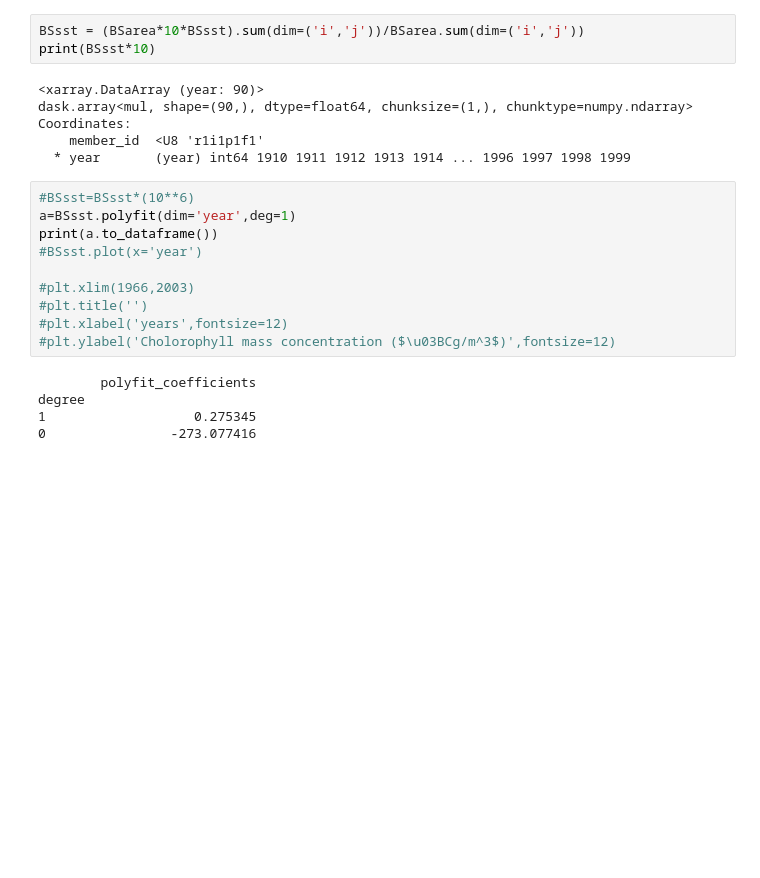
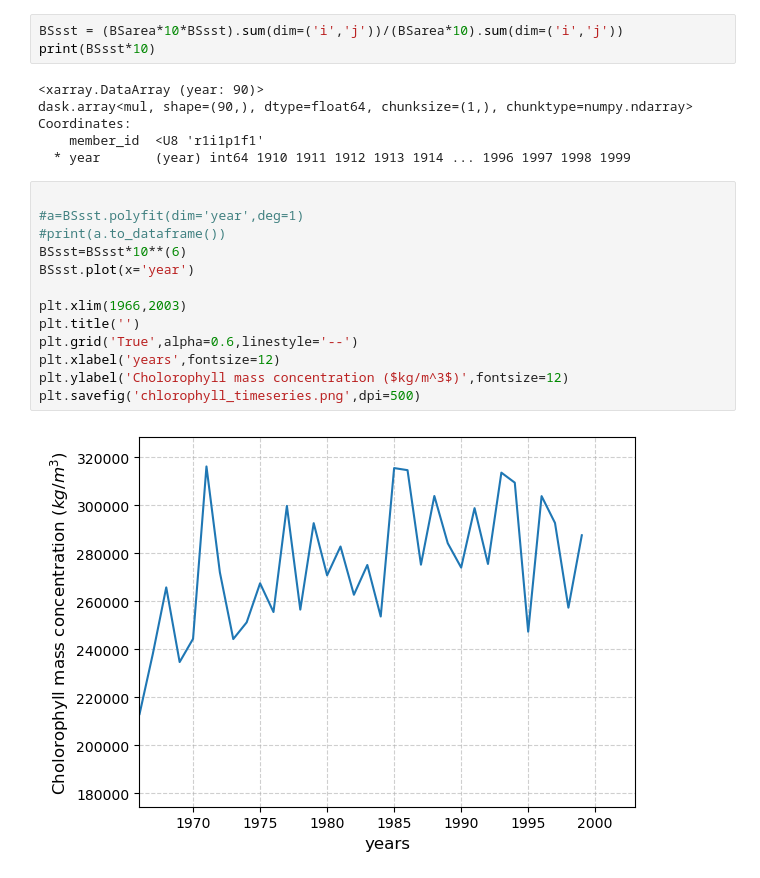
Before and after one commit to eScience-course/Tjaernoe2022-group6, a Jupyter notebook: notebooks/Rahul/regional_averages.ipynb, the cells around one changed output. Cells and saved outputs as stored; diff of their text form; blank space fills up the shorter version.

```diff
--- a/notebooks/Rahul/regional_averages.ipynb
+++ b/notebooks/Rahul/regional_averages.ipynb
@@ -371,7 +334,7 @@ BSsst.mean(dim='year').plot.contourf()
 <matplotlib.contour.QuadContourSet at 0x...>
 [figure]
 # %%
-BSsst = (BSarea*10*BSsst).sum(dim=('i','j'))/BSarea.sum(dim=('i','j'))
+BSsst = (BSarea*10*BSsst).sum(dim=('i','j'))/(BSarea*10).sum(dim=('i','j'))
 print(BSsst*10)
 # %% [output]
 <xarray.DataArray (year: 90)>
@@ -380,17 +343,17 @@ Coordinates:
     member_id  <U8 'r1i1p1f1'
   * year       (year) int64 1910 1911 1912 1913 1914 ... 1996 1997 1998 1999
 # %%
-#BSsst=BSsst*(10**6)
-a=BSsst.polyfit(dim='year',deg=1)
-print(a.to_dataframe())
-#BSsst.plot(x='year')
 
-#plt.xlim(1966,2003)
-#plt.title('')
-#plt.xlabel('years',fontsize=12)
-#plt.ylabel('Cholorophyll mass concentration ($\u03BCg/m^3$)',fontsize=12)
+#a=BSsst.polyfit(dim='year',deg=1)
+#print(a.to_dataframe())
+BSsst=BSsst*10**(6)
+BSsst.plot(x='year')
+
+plt.xlim(1966,2003)
+plt.title('')
+plt.grid('True',alpha=0.6,linestyle='--')
+plt.xlabel('years',fontsize=12)
+plt.ylabel('Cholorophyll mass concentration ($kg/m^3$)',fontsize=12)
+plt.savefig('chlorophyll_timeseries.png',dpi=500)
 # %% [output]
-        polyfit_coefficients
-degree
-1                   0.275345
-0                -273.077416
+[figure, added]
```
Also changed, not shown: parts of 6 cells of this notebook.
